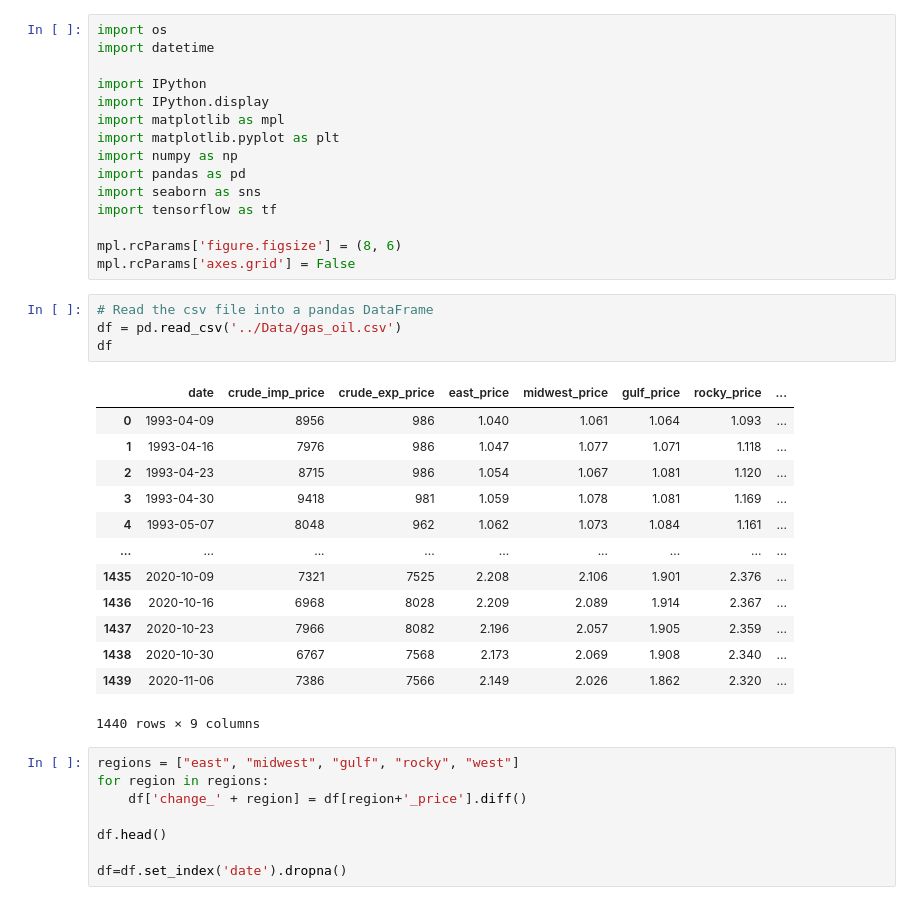
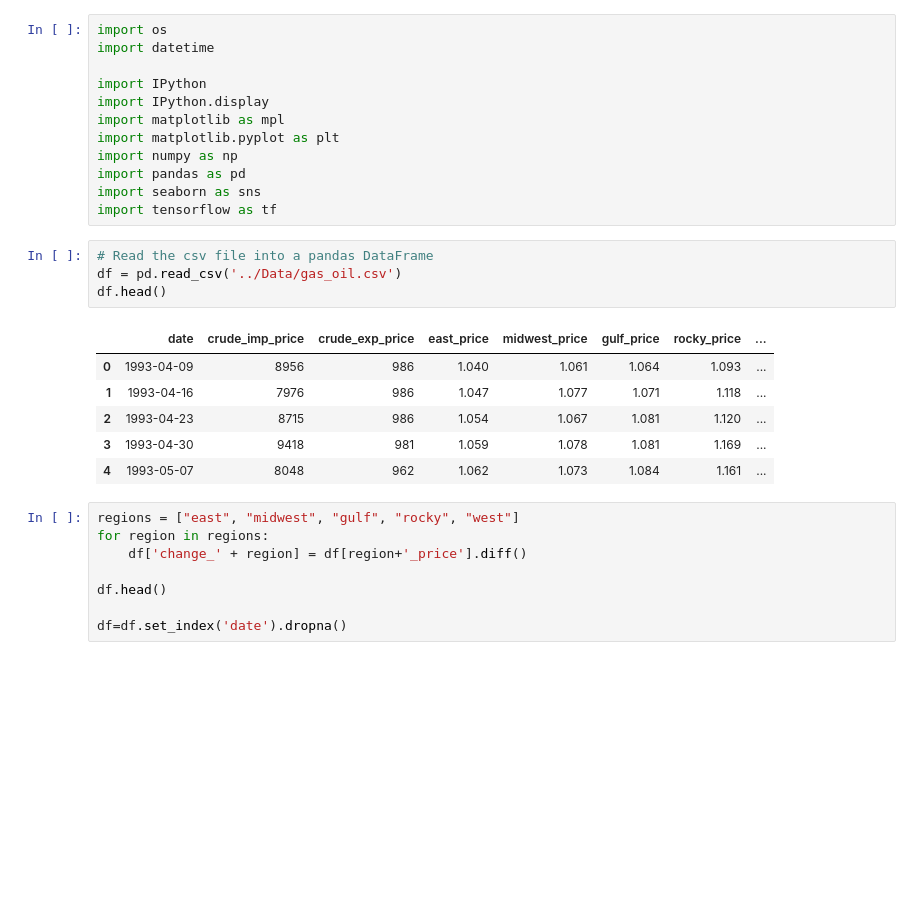
Before and after one commit to ioanacasandra7/Gas-price-prediction, a Jupyter notebook: Notebooks/model.ipynb, the cells around one changed output. Cells and saved outputs as stored; diff of their text form; blank space fills up the shorter version.

```diff
--- a/Notebooks/model.ipynb
+++ b/Notebooks/model.ipynb
@@ -10,27 +10,17 @@ import numpy as np
 import pandas as pd
 import seaborn as sns
 import tensorflow as tf
-
-mpl.rcParams['figure.figsize'] = (8, 6)
-mpl.rcParams['axes.grid'] = False
 # %%
 # Read the csv file into a pandas DataFrame
 df = pd.read_csv('../Data/gas_oil.csv')
-df
+df.head()
 # %% [output]
 |  | date | crude_imp_price | crude_exp_price | east_price | midwest_price | gulf_price | rocky_price | ... |
 | 0 | 1993-04-09 | 8956 | 986 | 1.040 | 1.061 | 1.064 | 1.093 | ... |
 | 1 | 1993-04-16 | 7976 | 986 | 1.047 | 1.077 | 1.071 | 1.118 | ... |
 | 2 | 1993-04-23 | 8715 | 986 | 1.054 | 1.067 | 1.081 | 1.120 | ... |
 | 3 | 1993-04-30 | 9418 | 981 | 1.059 | 1.078 | 1.081 | 1.169 | ... |
 | 4 | 1993-05-07 | 8048 | 962 | 1.062 | 1.073 | 1.084 | 1.161 | ... |
-| ... | ... | ... | ... | ... | ... | ... | ... | ... |
-| 1435 | 2020-10-09 | 7321 | 7525 | 2.208 | 2.106 | 1.901 | 2.376 | ... |
-| 1436 | 2020-10-16 | 6968 | 8028 | 2.209 | 2.089 | 1.914 | 2.367 | ... |
-| 1437 | 2020-10-23 | 7966 | 8082 | 2.196 | 2.057 | 1.905 | 2.359 | ... |
-| 1438 | 2020-10-30 | 6767 | 7568 | 2.173 | 2.069 | 1.908 | 2.340 | ... |
-| 1439 | 2020-11-06 | 7386 | 7566 | 2.149 | 2.026 | 1.862 | 2.320 | ... |
-1440 rows × 9 columns
 # %%
 regions = ["east", "midwest", "gulf", "rocky", "west"]
 for region in regions:
```
Also changed, not shown: parts of 17 cells of this notebook, 7 other files.
